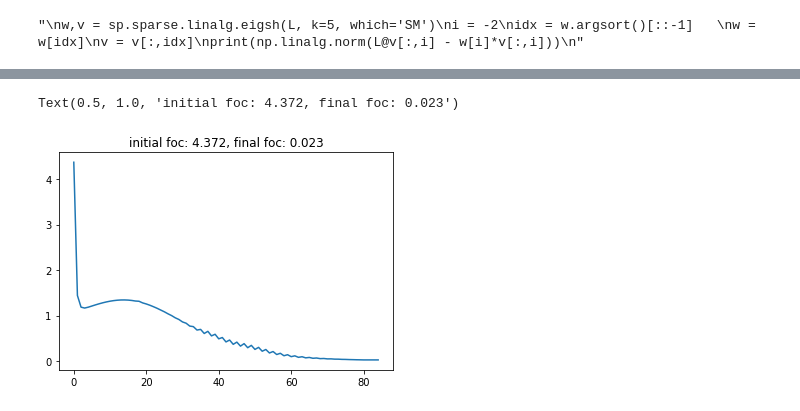
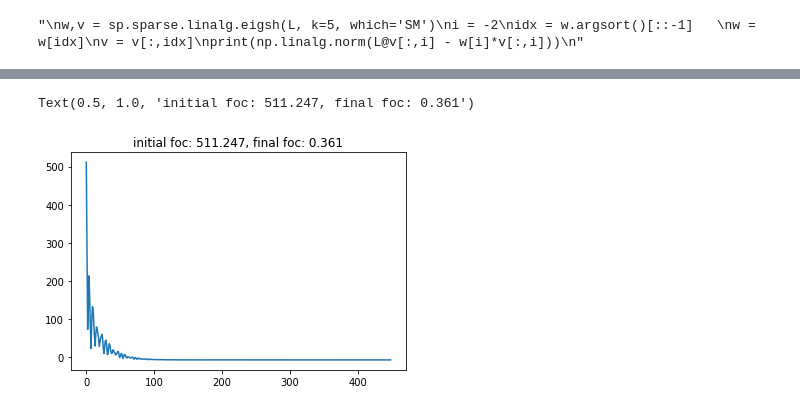
Before and after one commit to choltz95/Eigenvalue-problem-plus-linear-constraints, a Jupyter notebook: rayleigh.ipynb, the cells around one changed output, grey strips where cells are left out. Drawn from its saved outputs; the diff is of its cells as text; code cells hidden in the pictures.

```diff
--- a/rayleigh.ipynb
+++ b/rayleigh.ipynb
@@ -189,7 +190,6 @@ def pgd(X_k, A_x, A_y, b_x, b_y, C, convergence_criterion,
         loss.append(f_x)
         L = jnp.linalg.inv(C)@X_k.T@(A_x@X_k+E_0)
         Ls.append(L)
-        #grad_hist.append(jnp.linalg.norm(f_l_sqp(X_k, -L, C, A_x, E_0)))
         grad_hist.append(foc_pgd(X_k, L, C, A_x, b_x, b_y))
 
     return {'x':X_k, 'lossh':loss, 'sln_path':param_hist, 'foc':grad_hist, 'ext_data':{'L':Ls}}
@@ -208,6 +208,7 @@ def pgd_autograd(opt_params, A_x, A_y, b_x, b_y, C, convergence_criterion, maxit
     X_k = get_params(opt_state)
     loss = [f(X_k, A_x, A_y, b_x, b_y)]
     L = jnp.eye(2)
+    #L = jnp.linalg.inv(C)@X_k.T@(A_x@X_k+E_0)
     Lh = [L]
     param_hist  = [X_k]
     grad_hist= [foc_pgd(X_k, L, C, A_x, b_x, b_y)]
@@ -225,11 +226,11 @@ def pgd_autograd(opt_params, A_x, A_y, b_x, b_y, C, convergence_criterion, maxit
 
         L = jnp.linalg.inv(C)@X_k.T@(A_x@X_k+E_0)
         Lh.append(L)
-        #grad_hist.append(jnp.linalg.norm(f_l_sqp(X_k, -L, C, A_x, E_0)))
-        #grad_hist.append(foc_sqp(X_k, L, C, A, E_0))
-        grad_hist.append(foc_pgd(X_k, L, C, A_x, b_x, b_y))
+        #grad_hist.append(foc_sqp(X_k, -L, C, A, E_0))
+        grad_hist.append(foc_pgd(X_k, -L, C, A_x, b_x, b_y))
+        #grad_hist.append(jnp.linalg.norm(grad(f)(X_k, A_x, A_y, b_x, b_y)))
 
-    return {'x':X_k, 'lossh':loss, 'sln_path':param_hist, 'foc':grad_hist, 'L':Lh}
+    return {'x':X_k, 'lossh':loss, 'sln_path':param_hist, 'foc':grad_hist, 'ext_data':{'L':Lh}}
 
 @jit
 def _step(i, opt_state, Z):
@@ -312,8 +313,8 @@ def newton(opt_params, A, A_L, L, C, X_k, b_x, b_y, convergence_criterion,
 
     data = {'L':[], 'gradcorr':[], 'stp':[], 'dec':[], 'pre_proj':[]}
     for k in tqdm(range(maxiters)):
-        #Z, Del = sqp(A, L, E_0, X_k)
-        Z, Del = _sqp(A, A_L, P, L, E_0, X_k)
+        Z, Del = sqp(A, L, E_0, X_k)
+        #Z, Del = _sqp(A, A_L, P, L, E_0, X_k)
 
         # backtracking line search
         f_xp = 1e8
@@ -453,12 +454,12 @@ def cluster(rng, opt_params, X_k, A, mapped_vars, fixed_indices, maxiters=1000,
         A_x = A
         A_y = A
 
-        #result = pgd_autograd((opt_state, opt_update, get_params), A_x, A_y, b_x, b_y, C,
-        #                      convergence_criterion=convergence_criterion, maxiters=maxiters)
+        result = pgd_autograd((opt_state, opt_update, get_params), A_x, A_y, b_x, b_y, C,
+                              convergence_criterion=convergence_criterion, maxiters=maxiters)
 
 
-        result = pgd(X_k_n, A_x, A_y, b_x, b_y, C,
-                        convergence_criterion=convergence_criterion, maxiters=maxiters, alpha=0.5, beta=0.9)
+        #result = pgd(X_k_n, A_x, A_y, b_x, b_y, C,
+        #                convergence_criterion=convergence_criterion, maxiters=maxiters, alpha=0.5, beta=0.9)
     elif method == "pnd":
         opt_init, opt_update, get_params = opt_params
         opt_state = opt_init(X_k_n)
@@ -468,7 +469,7 @@ def cluster(rng, opt_params, X_k, A, mapped_vars, fixed_indices, maxiters=1000,
         print("method not supported")
         return 1
     X_k = result['sln_path'][np.argmin(result['lossh'])]
-    X_k = project(X_k_n, C, E_0, centercons)
+    X_k = project(X_k, C, E_0, centercons)
     X_k_n = np.zeros((N,2))
     X_k_n[:,0] = np.array(P.T@X_k[:,0]) + n0_x.T
     X_k_n[:,1] = np.array(P.T@X_k[:,1]) + n0_y.T
@@ -546,7 +547,8 @@ mapped_vars = (A, P, b_x, b_y, n0_x, n0_y, fixed_idx)
 #print(P.shape)
 if method == "pgd":
     # 5e-2
-    pgd_lr = 5e-2
+    #pgd_lr = 5e-2
+    pgd_lr = 5e-1
     #opt_init, opt_update, get_params = padam(pgd_lr,partial(lambda x, y: project(y,x),C), b1=0.9, b2=0.999, eps=1e-08)
     opt_init, opt_update, get_params = padam(pgd_lr,partial(lambda x, y, z: project(z, y, x),
                                                     np.stack([b_x,b_y],axis=1), C), b1=0.9, b2=0.999, eps=1e-08)
@@ -563,5 +565,5 @@ elif method == "pnd":
 #%prun -s cumulative cluster(rng, (opt_init, opt_update, get_params),X_k, L, mapped_vars, fixed_indices=fixed_indices,c1=c1, c2=c2, c3=c3, centercons=v.sum()*jnp.array([0,0]), v=None, D=None, eps=1e-8, maxiters=2000, convergence_criterion=1e-3, method=method)
 result = cluster(rng, (opt_init, opt_update, get_params),
                  X_k, L, mapped_vars, fixed_indices=fixed_indices,c1=c1, c2=c2, c3=c3, centercons=v.sum()*jnp.array([0,0]),
-                 v=None, D=None, eps=1e-8, maxiters=1000, convergence_criterion=1e-4, method=method)
+                 v=None, D=None, eps=1e-8, maxiters=1000, convergence_criterion=1e-3, method=method)
 results = [result]
@@ -589,9 +589,9 @@ if 'step_sizes' in result:
 # %%
-plt.plot(result['foc'][:np.argmin(result['lossh'])])
+plt.plot(np.array(result['foc'][:np.argmin(result['lossh'])]))
 plt.title('initial foc: {:.3f}, final foc: {:.3f}'.format(result['foc'][0], result['foc'][-1]))
 # %% [output]
-Text(0.5, 1.0, 'initial foc: 4.372, final foc: 0.023')
+Text(0.5, 1.0, 'initial foc: 511.247, final foc: 0.361')
-[figure, old version]
+[figure, new version]
 # %%
 plt.plot(np.log(result['foc'][:np.argmin(result['lossh'])]))
 plt.title('[LOG foc] initial foc: {:.3f}, final foc: {:.3f}'.format(np.log(result['foc'][0]), np.log(result['foc'][-1])))
```
Also changed, not shown: parts of 20 cells of this notebook, 7 other files.
